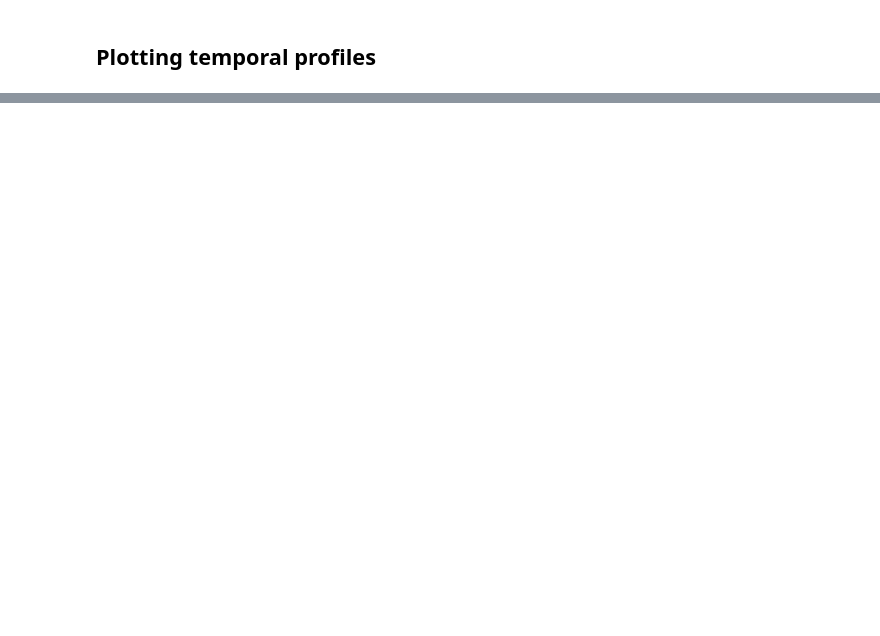
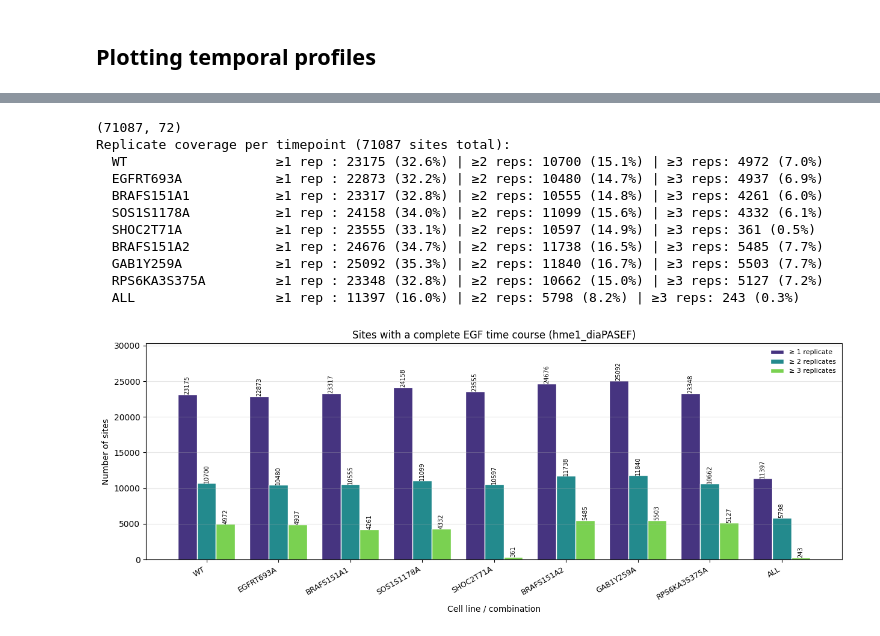
Before and after one commit to IgnacioNavas/TMT_Data_analysis, a Jupyter notebook: notebooks/02_qc/diaPASEF_QC.ipynb, the cells around one changed output, grey strips where cells are left out. Drawn from its saved outputs; the diff is of its cells as text; code cells hidden in the pictures; blank space fills up the shorter version.

```diff
--- a/notebooks/02_qc/diaPASEF_QC.ipynb
+++ b/notebooks/02_qc/diaPASEF_QC.ipynb
@@ -24,5 +21,5 @@ df.head(5)
 # %%
-CELL_LINES = ["WT", "EGFRT693A", "BRAFS151A1", "SOS1S1178A", "SHOC2T71A", "BRAFS151A2", "GAB1Y259A", "RPS6KA3S375A"] # MIX
+CELL_LINES = ["WT", "EGFRT693A", "BRAFS151A1", "SOS1S1178A", "SHOC2T71A", "BRAFS151A2", "GAB1Y259A", "RPS6KA3S375A",] # MIX
 CL_SELECTION = ["WT"]
 CONDITION = ["_EGF_"]
 DATA_TYPE = "raw:abs"
@@ -380,0 +642,3 @@ EGFR_P00533_log2:FC_ — plot not saved
+# %%
+df = pd.read_csv("../../Experiment/hme1_diaPASEF/Data/Processed/20260824_peptide_MS2quant_None_batchCorrected_transformed_limma_phPlus.tsv", sep="\t")
+df.head(5)
@@ -380,0 +653,6 @@ EGFR_P00533_log2:FC_ — plot not saved
+# %%
+meta_cols = ["protein_Id", "protein_name", "site", "peptide_index"]
+raw_cols = ColumnSpec.select(df, cell_lines= CELL_LINES, conditions= ["_EGF_"], data_type="raw:abs")
+all_cols = meta_cols + raw_cols
+to_fabian = df[all_cols].copy()
+to_fabian
@@ -380,0 +673,41 @@ EGFR_P00533_log2:FC_ — plot not saved
+# %%
+coverage_matrix = replicate_coverage_matrix(to_fabian,
+                                            cell_lines=None,
+                                            conditions=CONDITION,
+                                            data_type=DATA_TYPE,
+                                            timepoints=None,
+                                            exclude_full=False,
+                                            exclude_starve=False,
+                                            missing_value=0.0,
+                                            site_col= "site")
+print(coverage_matrix.shape)
+coverage_matrix.head()
+
+GROUPS = {}
+
+# One column per cell line, plus an "ALL" group: sites with a complete time course in every cell line at the same time.
+depth = replicate_coverage_depth(counts = coverage_matrix,
+                                 groups = None,
+                                 include_all=True,) # Returns the coverage per site per cell line.
+
+# For grouping here, you have to define and calculate the groups for the replicate_coverage_depth()
+coverage_table = coverage_summary(depth = depth,
+                                  max_depth= None,
+                                  print_summary = True,)
+coverage_df, coverage_fig, ax = plot_replicate_coverage(depth = depth,
+                                       max_depth = None,
+                                       as_percent= False,
+                                       title="Sites with a complete EGF time course (hme1_diaPASEF)",)
+# %% [output]
+(71087, 72)
+Replicate coverage per timepoint (71087 sites total):
+  WT                   ≥1 rep : 23175 (32.6%) | ≥2 reps: 10700 (15.1%) | ≥3 reps: 4972 (7.0%)
+  EGFRT693A            ≥1 rep : 22873 (32.2%) | ≥2 reps: 10480 (14.7%) | ≥3 reps: 4937 (6.9%)
+  BRAFS151A1           ≥1 rep : 23317 (32.8%) | ≥2 reps: 10555 (14.8%) | ≥3 reps: 4261 (6.0%)
+  SOS1S1178A           ≥1 rep : 24158 (34.0%) | ≥2 reps: 11099 (15.6%) | ≥3 reps: 4332 (6.1%)
+  SHOC2T71A            ≥1 rep : 23555 (33.1%) | ≥2 reps: 10597 (14.9%) | ≥3 reps: 361 (0.5%)
+  BRAFS151A2           ≥1 rep : 24676 (34.7%) | ≥2 reps: 11738 (16.5%) | ≥3 reps: 5485 (7.7%)
+  GAB1Y259A            ≥1 rep : 25092 (35.3%) | ≥2 reps: 11840 (16.7%) | ≥3 reps: 5503 (7.7%)
+  RPS6KA3S375A         ≥1 rep : 23348 (32.8%) | ≥2 reps: 10662 (15.0%) | ≥3 reps: 5127 (7.2%)
+  ALL                  ≥1 rep : 11397 (16.0%) | ≥2 reps: 5798 (8.2%) | ≥3 reps: 243 (0.3%)
+[figure, added]
```
Also changed, not shown: parts of 24 cells of this notebook, 1 other file.
